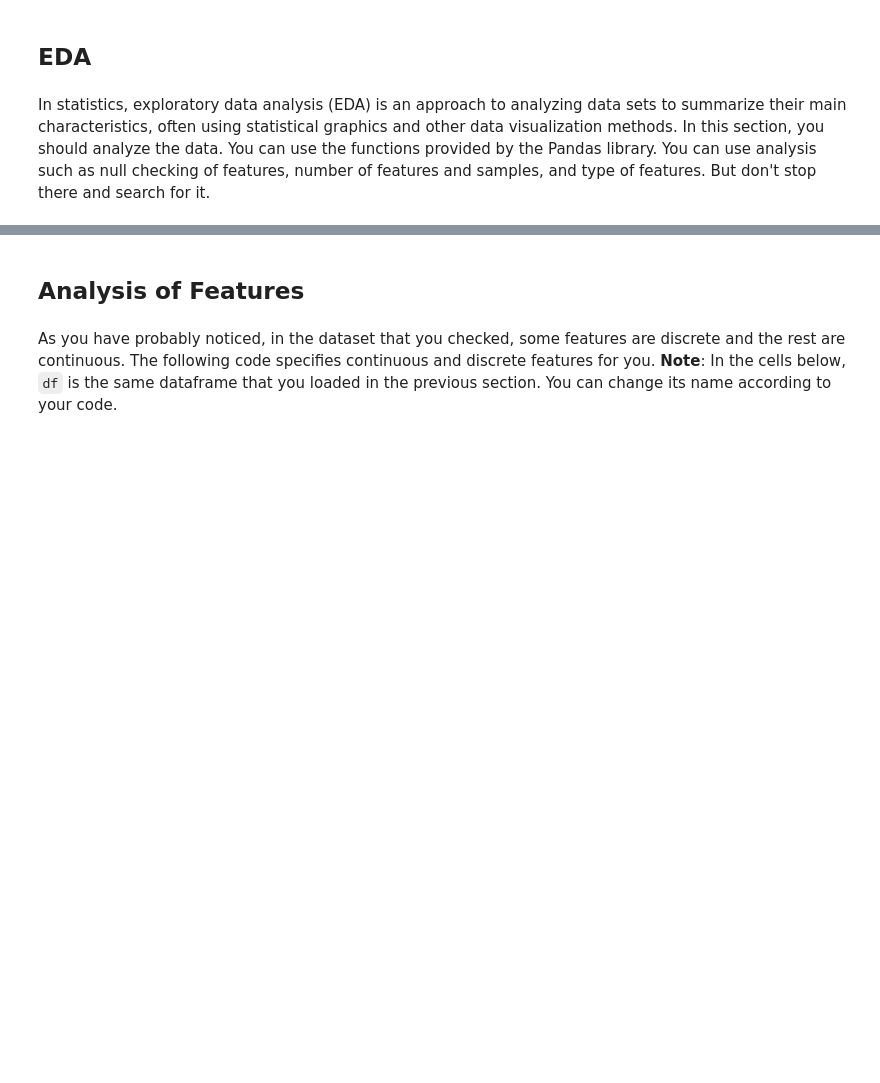
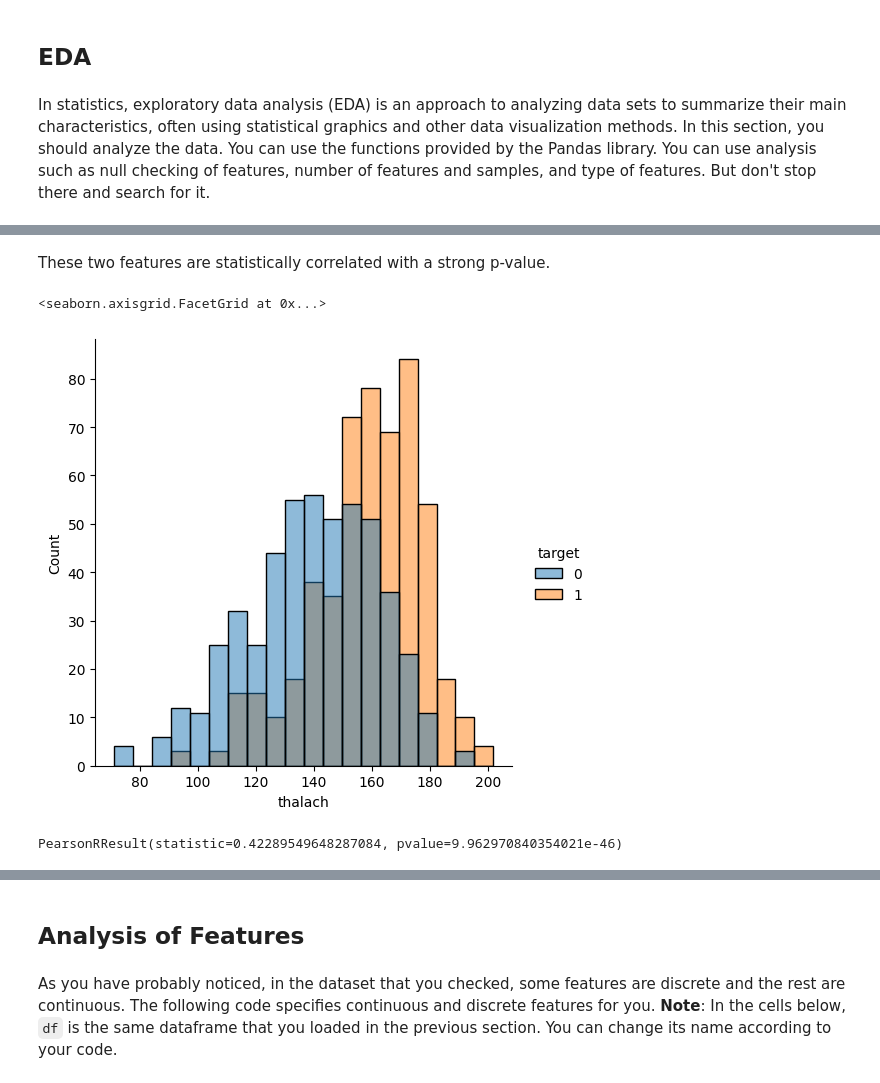
Before and after one commit to amirezzati/ml, a Jupyter notebook: homeworks/HW1/pract/Heart_Disease_Prediction.ipynb, the cells around one changed output, grey strips where cells are left out. Cells and saved outputs as stored; diff of their text form; code cells hidden in the pictures; blank space fills up the shorter version.

```diff
--- a/homeworks/HW1/pract/Heart_Disease_Prediction.ipynb
+++ b/homeworks/HW1/pract/Heart_Disease_Prediction.ipynb
@@ -26,0 +74,11 @@ In statistics, exploratory data analysis (EDA) is an approach to analyzing data
+# %% [markdown]
+These two features are statistically correlated with a strong p-value.
+# %%
+sns.displot(df, x="thalach", hue="target")
+# %% [output]
+<seaborn.axisgrid.FacetGrid at 0x...>
+[figure, added]
+# %%
+stats.pearsonr(df["thalach"], df["target"])
+# %% [output]
+PearsonRResult(statistic=0.42289549648287084, pvalue=9.962970840354021e-46)
```
Also changed, not shown: parts of 102 cells of this notebook.
